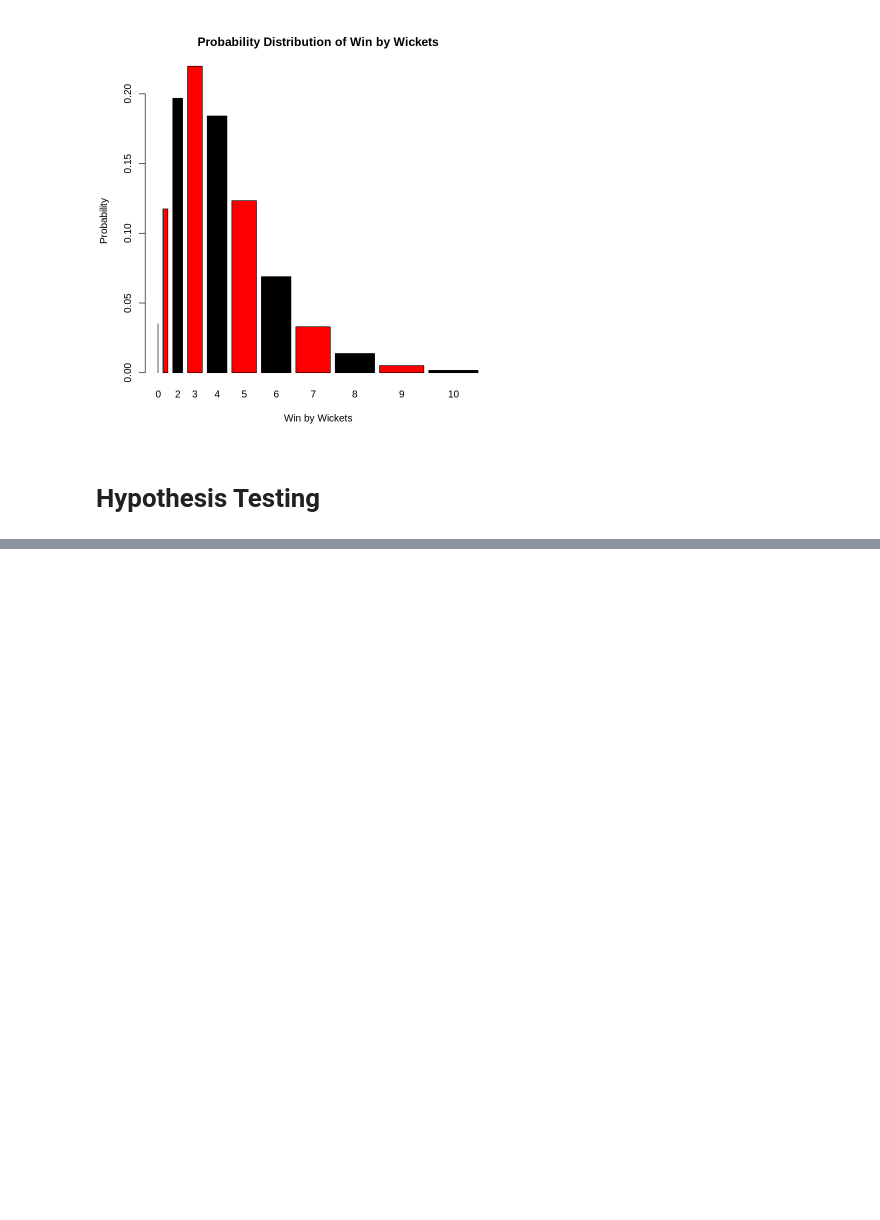
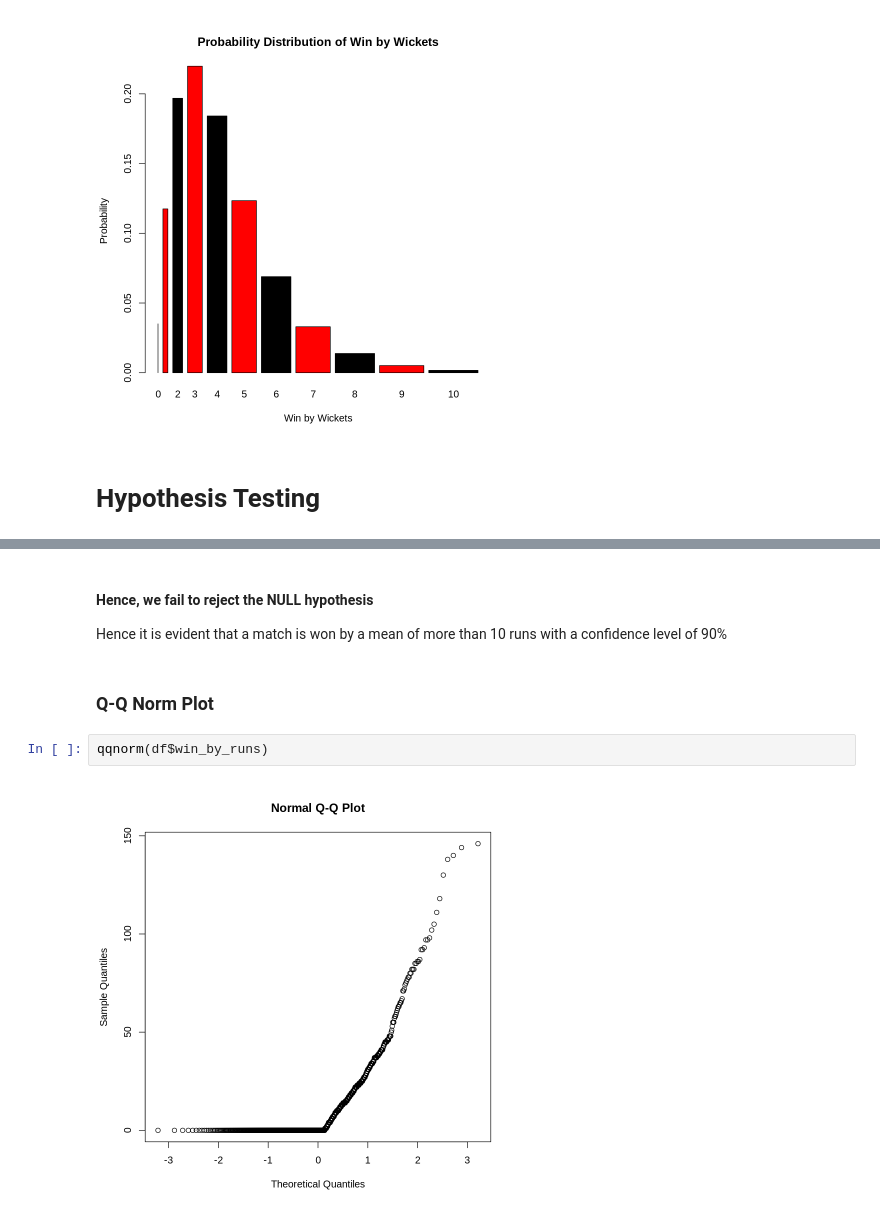
Before and after one commit to Abhishek4848/IPL-Match-Analysis, a Jupyter notebook: IPL_Analysis.ipynb, the cells around one changed output, grey strips where cells are left out. Cells and saved outputs as stored; diff of their text form; blank space fills up the shorter version.

Commit message:
Tested for Hypothesis

```diff
--- a/IPL_Analysis.ipynb
+++ b/IPL_Analysis.ipynb
@@ -529,0 +569,9 @@ barplot(plt,c(0:10),names.arg = c(0:10),xlab="Win by Wickets",ylab="Probability"
+# %% [markdown]
+#### Hence, we fail to reject the NULL hypothesis
+Hence it is evident that a match is won by a mean of more than 10 runs with a confidence level of 90%
+# %% [markdown]
+### Q-Q Norm Plot
+# %%
+qqnorm(df$win_by_runs)
+# %% [output]
+[figure, added]
```
Also changed, not shown: parts of 14 cells of this notebook.
